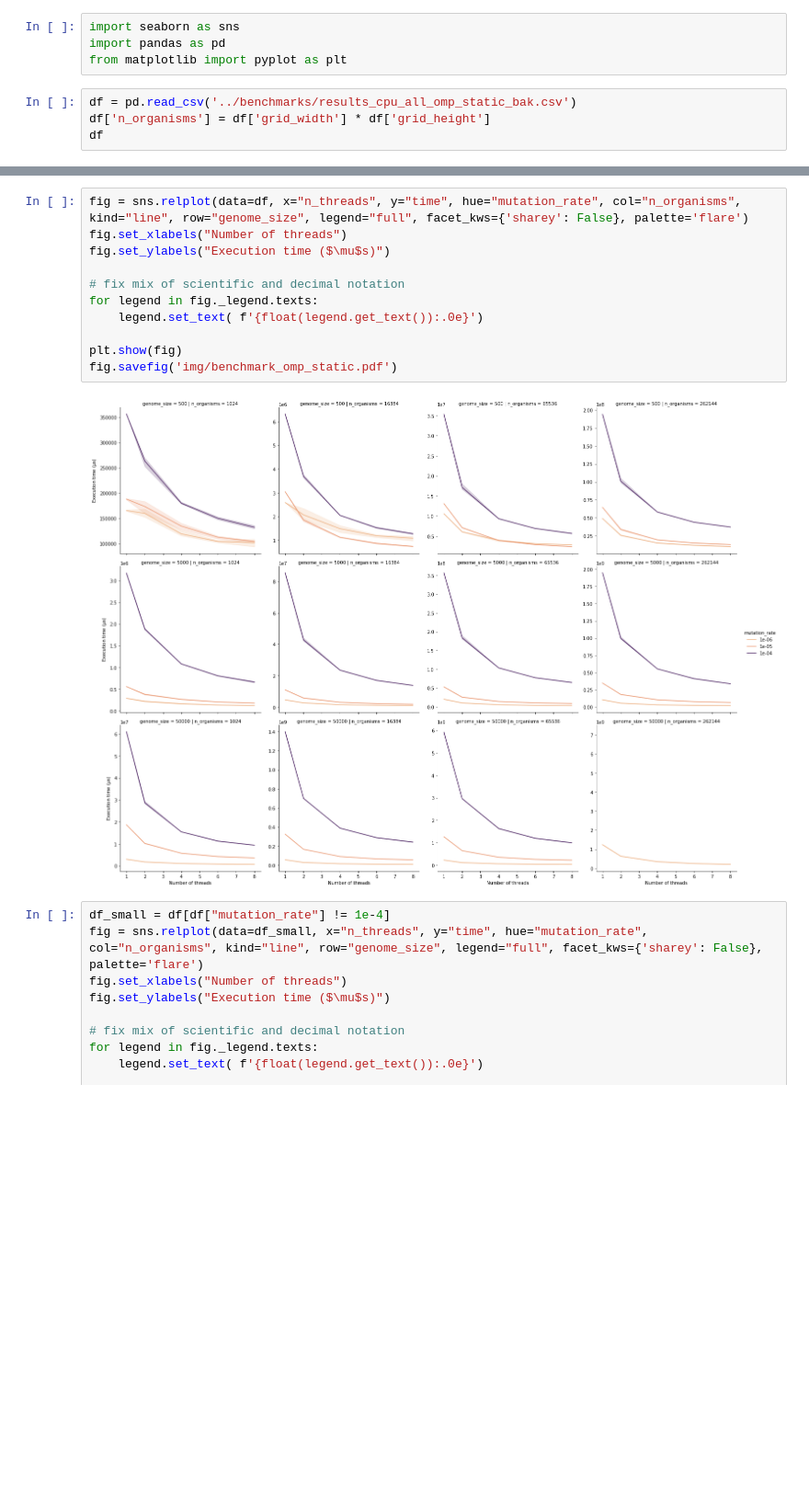
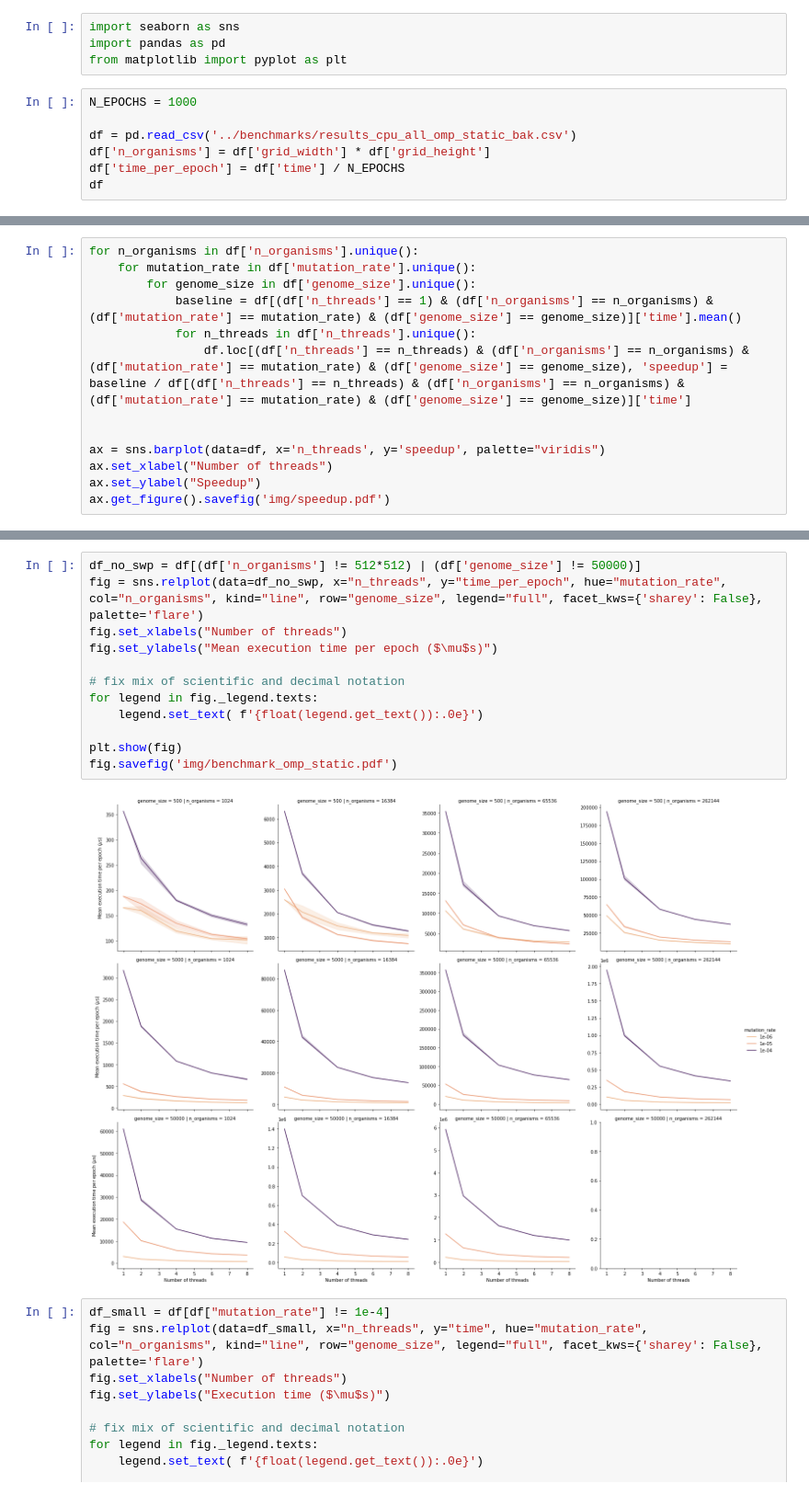
Before and after one commit to teobouvard/aevol-hpc, a Jupyter notebook: report/analysis.ipynb, the cells around one changed output, grey strips where cells are left out. Shown at 92% size. Cells and saved outputs as stored; diff of their text form; blank space fills up the shorter version.

```diff
--- a/report/analysis.ipynb
+++ b/report/analysis.ipynb
@@ -3,7 +3,10 @@ import seaborn as sns
 import pandas as pd
 from matplotlib import pyplot as plt
 # %%
+N_EPOCHS = 1000
+
 df = pd.read_csv('../benchmarks/results_cpu_all_omp_static_bak.csv')
 df['n_organisms'] = df['grid_width'] * df['grid_height']
+df['time_per_epoch'] = df['time'] / N_EPOCHS
 df
 # %% [output]
@@ -22,0 +30,13 @@ df
+# %%
+for n_organisms in df['n_organisms'].unique():
+    for mutation_rate in df['mutation_rate'].unique():
+        for genome_size in df['genome_size'].unique():
+            baseline = df[(df['n_threads'] == 1) & (df['n_organisms'] == n_organisms) & (df['mutation_rate'] == mutation_rate) & (df['genome_size'] == genome_size)]['time'].mean()
+            for n_threads in df['n_threads'].unique():
+                df.loc[(df['n_threads'] == n_threads) & (df['n_organisms'] == n_organisms) & (df['mutation_rate'] == mutation_rate) & (df['genome_size'] == genome_size), 'speedup'] = baseline / df[(df['n_threads'] == n_threads) & (df['n_organisms'] == n_organisms) & (df['mutation_rate'] == mutation_rate) & (df['genome_size'] == genome_size)]['time']
+
+
+ax = sns.barplot(data=df, x='n_threads', y='speedup', palette="viridis")
+ax.set_xlabel("Number of threads")
+ax.set_ylabel("Speedup")
+ax.get_figure().savefig('img/speedup.pdf')
@@ -23,16 +47,17 @@ df
 # %%
-fig = sns.relplot(data=df, x="n_threads", y="time", hue="mutation_rate", col="n_organisms", kind="line", row="genome_size", legend="full", facet_kws={'sharey': False}, palette='flare')
+df_no_swp = df[(df['n_organisms'] != 512*512) | (df['genome_size'] != 50000)]
+fig = sns.relplot(data=df_no_swp, x="n_threads", y="time_per_epoch", hue="mutation_rate", col="n_organisms", kind="line", row="genome_size", legend="full", facet_kws={'sharey': False}, palette='flare')
 fig.set_xlabels("Number of threads")
-fig.set_ylabels("Execution time ($\mu$s)")
+fig.set_ylabels("Mean execution time per epoch ($\mu$s)")
 
 # fix mix of scientific and decimal notation
 for legend in fig._legend.texts:
     legend.set_text( f'{float(legend.get_text()):.0e}')
 
 plt.show(fig)
 fig.savefig('img/benchmark_omp_static.pdf')
 # %% [output]
-[figure, old version]
+[figure, new version]
 # %%
 df_small = df[df["mutation_rate"] != 1e-4]
 fig = sns.relplot(data=df_small, x="n_threads", y="time", hue="mutation_rate", col="n_organisms", kind="line", row="genome_size", legend="full", facet_kws={'sharey': False}, palette='flare')
```
Also changed, not shown: parts of 4 cells of this notebook, 5 other files.
